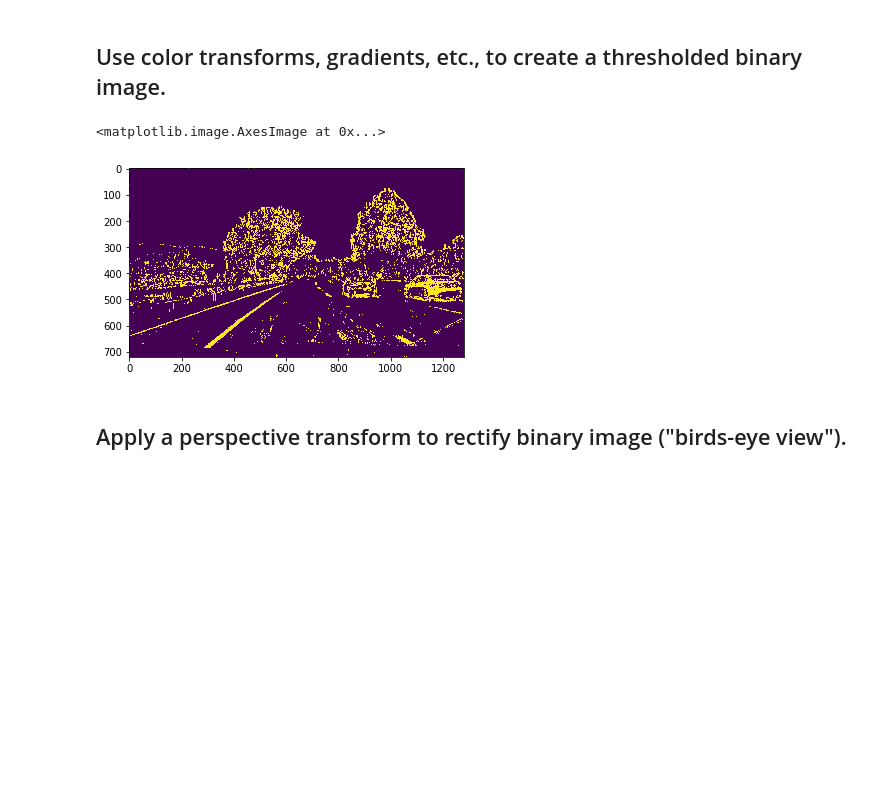
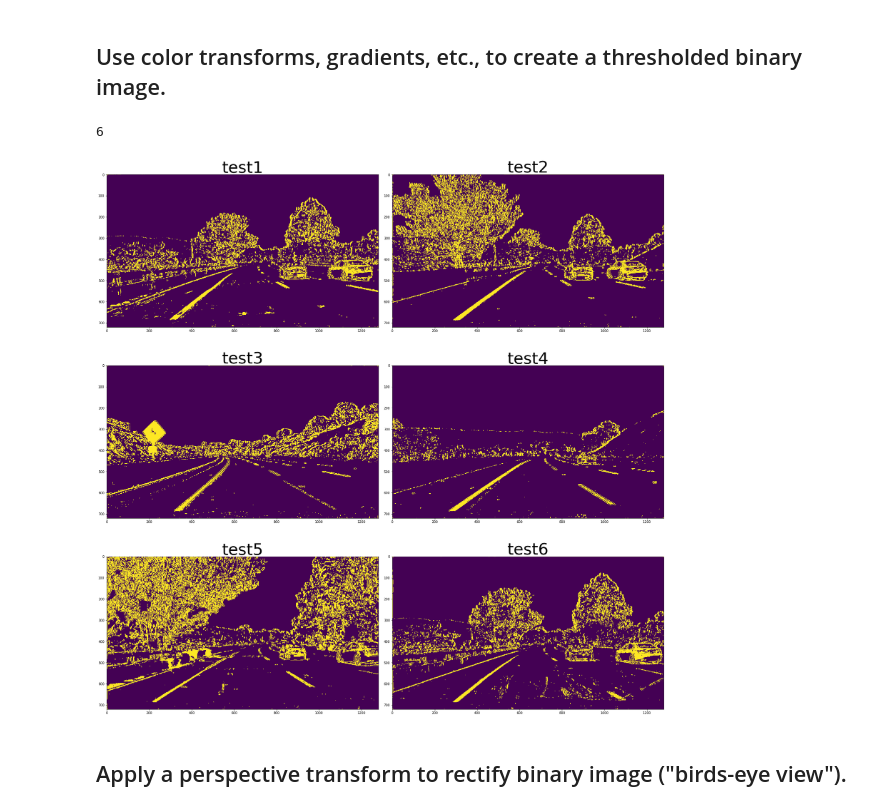
Before and after one commit to Leon-Cao/Second_Project_of_Auto_Drive_udacity, a Jupyter notebook: Advanced_Lane_Finding.ipynb, the cells around one changed output. Saved outputs shown, nothing was run; the diff lists cells and outputs as text; code cells hidden in the pictures; blank space fills up the shorter version.

Commit message:
Add output image for test iamge test1.jpg to test6.jpg.

```diff
--- a/Advanced_Lane_Finding.ipynb
+++ b/Advanced_Lane_Finding.ipynb
@@ -238,46 +238,66 @@ def S_channel_thres(image, thresh=(0, 255)):
     '''
     s_channel = (cv2.cvtColor(image, cv2.COLOR_BGR2HLS))[:,:,2]
     #plt.imshow(s_channel)
     #print(r_channel)
     s_binary = np.zeros_like(s_channel)
     s_binary[(s_channel > thresh[0]) & (s_channel <= thresh[1])] = 1
 
     return s_binary
 
 def combine_sChannel_sobelX(image, thresh=([0,255], [0, 255]), sobel_ksize=11):
     '''
     Return combined S-Channel and Sobel-X. Also apply sobel kernel
     Image should be opened by cv2.imread, BGR.
     '''
     gray_image = cv2.cvtColor(image, cv2.COLOR_BGR2GRAY)
     sobelx_binary = abs_sobel_thres(gray_image, 'x', thresh[1], sobel_kernel=sobel_ksize)
     #plt.imshow(sobelx_binary)
 
     s_binary = S_channel_thres(image, thresh[0])
 
     combine_binary = np.zeros_like(s_binary)
     combine_binary[(sobelx_binary==1) | (s_binary == 1)] = 1
 
     return combine_binary
 
-# test start
-test_image = cv2.imread('test_images/test1.jpg')
-gray_test_image = cv2.cvtColor(test_image, cv2.COLOR_BGR2GRAY)
-
+# Test sobel
+#test_image = cv2.imread('test_images/test1.jpg')
+#gray_test_image = cv2.cvtColor(test_image, cv2.COLOR_BGR2GRAY)
 #combin_sobel_saveName = 'output_images/test1_sobel_combine.jpg'
 #combin_sobel = combine_sobel_thresh(gray_test_image, combin_sobel_saveName, thresh_comb=([10,70],[20,70],[0.7, 1.3]), kernel_comb=([11,11,15]) )
 #plt.imshow(combin_sobel)
 
-#r_binary = R_channel_thres(test_image, thresh=(220, 255))
-#plt.imshow(r_binary)
-#s_binary = S_channel_thres(test_image, thresh=(130,255))
-#plt.imshow(s_binary)
-
-sobelX_sChannel_binary = combine_sChannel_sobelX(test_image, thresh=([150, 255], [20, 100]))
-plt.imshow(sobelX_sChannel_binary)
+# Sobel and S channel combine test
+test_images = glob.glob('test_images/test*.jpg')
+sobelX_sChannel_binary = []
+combine_image_num = 0
+for fname in test_images:
+    # Read image and get combine binary
+    image = cv2.imread(fname)
+    binary = combine_sChannel_sobelX(image, thresh=([150, 255], [20, 100]))
+    sobelX_sChannel_binary.append(binary)
+    combine_image_num += 1
+print(combine_image_num)
+if combine_image_num == 6:
+    f, ([ax1, ax2], [ax3, ax4], [ax5, ax6]) = plt.subplots(3, 2, figsize=(24, 27))
+    f.tight_layout()
+    ax1.imshow(sobelX_sChannel_binary[0])
+    ax1.set_title('test1', fontsize=50)
+    ax2.imshow(sobelX_sChannel_binary[1])
+    ax2.set_title('test2', fontsize=50)
+    ax3.imshow(sobelX_sChannel_binary[2])
+    ax3.set_title('test3', fontsize=50)
+    ax4.imshow(sobelX_sChannel_binary[3])
+    ax4.set_title('test4', fontsize=50)
+    ax5.imshow(sobelX_sChannel_binary[4])
+    ax5.set_title('test5', fontsize=50)
+    ax6.imshow(sobelX_sChannel_binary[5])
+    ax6.set_title('test6', fontsize=50)
+    plt.savefig('output_images/Combine_sobelX_sChannel.jpg')
+    plt.subplots_adjust(left=0., right=1, top=0.9, bottom=0.)
 # %% [output]
-<matplotlib.image.AxesImage at 0x...>
+6
-[figure, old version]
+[figure, new version]
 # %% [markdown]
 ## Apply a perspective transform to rectify binary image ("birds-eye view").
 # %% [markdown]
```
Also changed, not shown: 1 other file.
